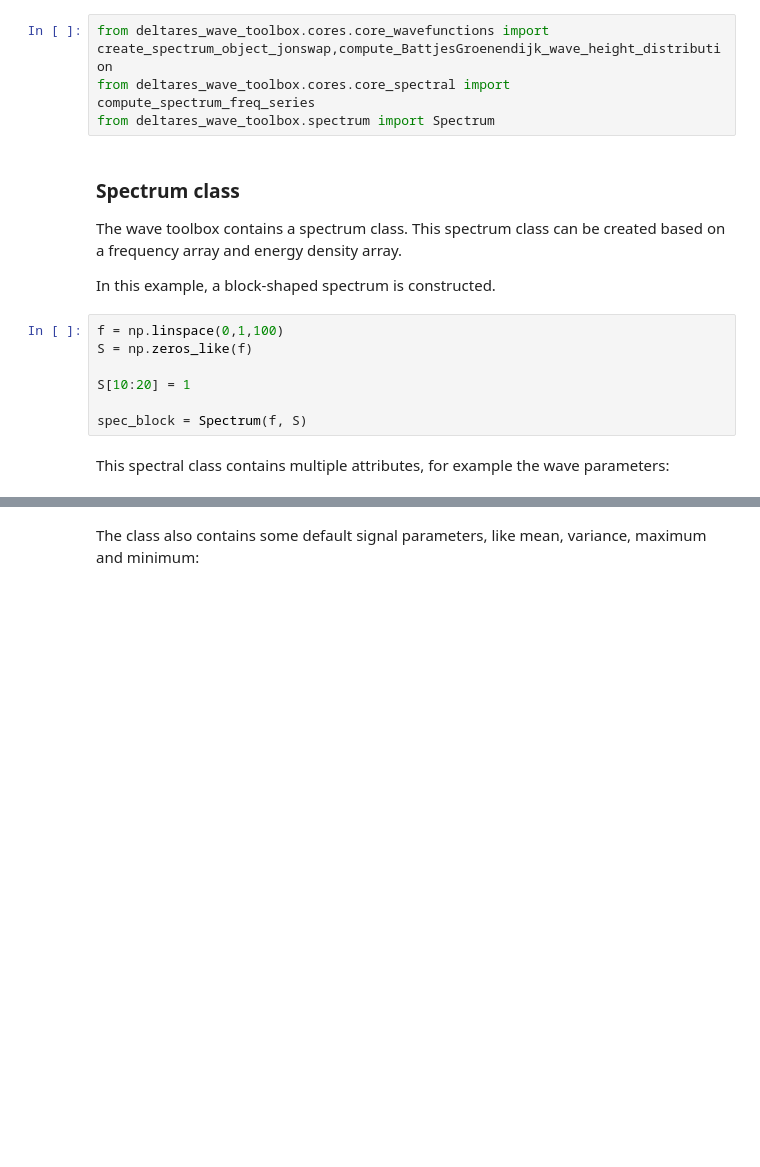
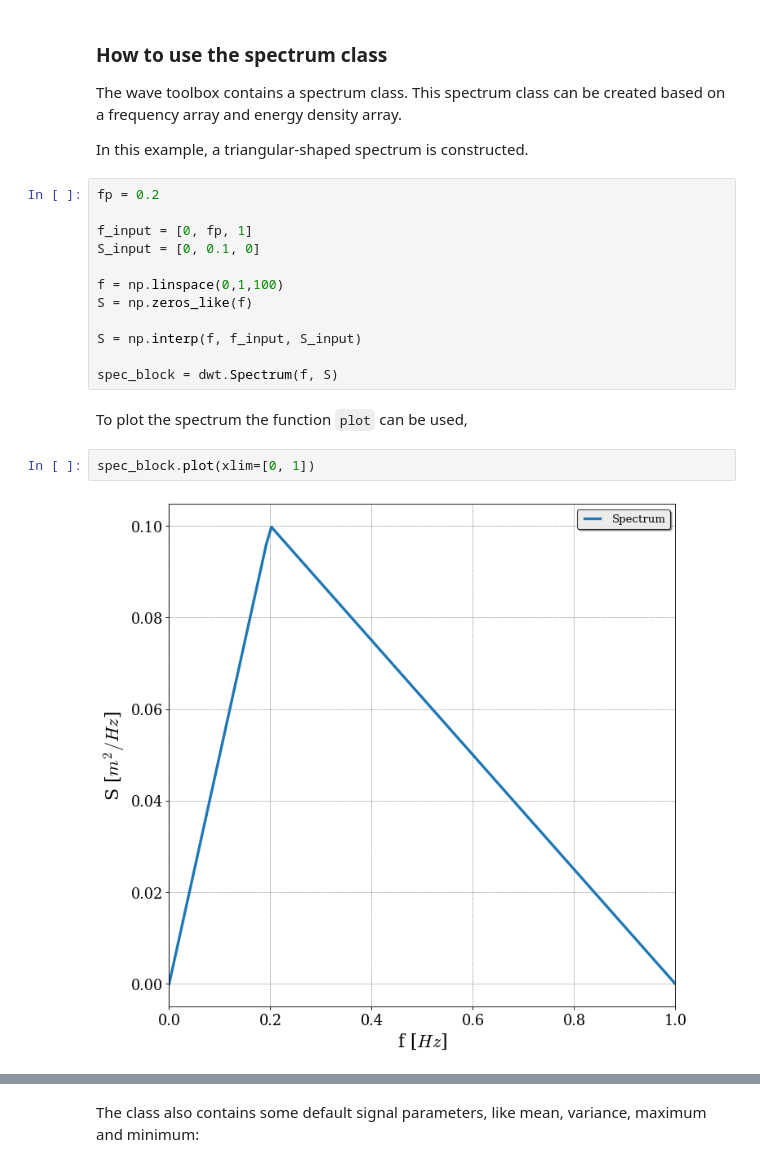
Before and after one commit to Deltares-research/wave-toolbox, a Jupyter notebook: docs/source/wave_analysis.ipynb, the cells around one changed output, grey strips where cells are left out. Saved outputs shown, nothing was run; the diff lists cells and outputs as text; blank space fills up the shorter version.

```diff
--- a/docs/source/wave_analysis.ipynb
+++ b/docs/source/wave_analysis.ipynb
@@ -22,20 +21,24 @@ Import the toolbox.
-# %%
-from deltares_wave_toolbox.cores.core_wavefunctions import create_spectrum_object_jonswap,compute_BattjesGroenendijk_wave_height_distribution
-from deltares_wave_toolbox.cores.core_spectral import compute_spectrum_freq_series
-from deltares_wave_toolbox.spectrum import Spectrum
 # %% [markdown]
-### Spectrum class
+### How to use the spectrum class
 
 The wave toolbox contains a spectrum class. This spectrum class can be created based on a frequency array and energy density array.
 
-In this example, a block-shaped spectrum is constructed.
+In this example, a triangular-shaped spectrum is constructed.
 # %%
+fp = 0.2
+
+f_input = [0, fp, 1]
+S_input = [0, 0.1, 0]
+
 f = np.linspace(0,1,100)
 S = np.zeros_like(f)
 
-S[10:20] = 1
+S = np.interp(f, f_input, S_input)
 
-spec_block = Spectrum(f, S)
+spec_block = dwt.Spectrum(f, S)
-# %% [markdown]
-
-This spectral class contains multiple attributes, for example the wave parameters:
+# %% [markdown]
+To plot the spectrum the function `plot` can be used,
+# %%
+spec_block.plot(xlim=[0, 1])
+# %% [output]
+[figure, added]
```
Also changed, not shown: parts of 27 cells of this notebook.
